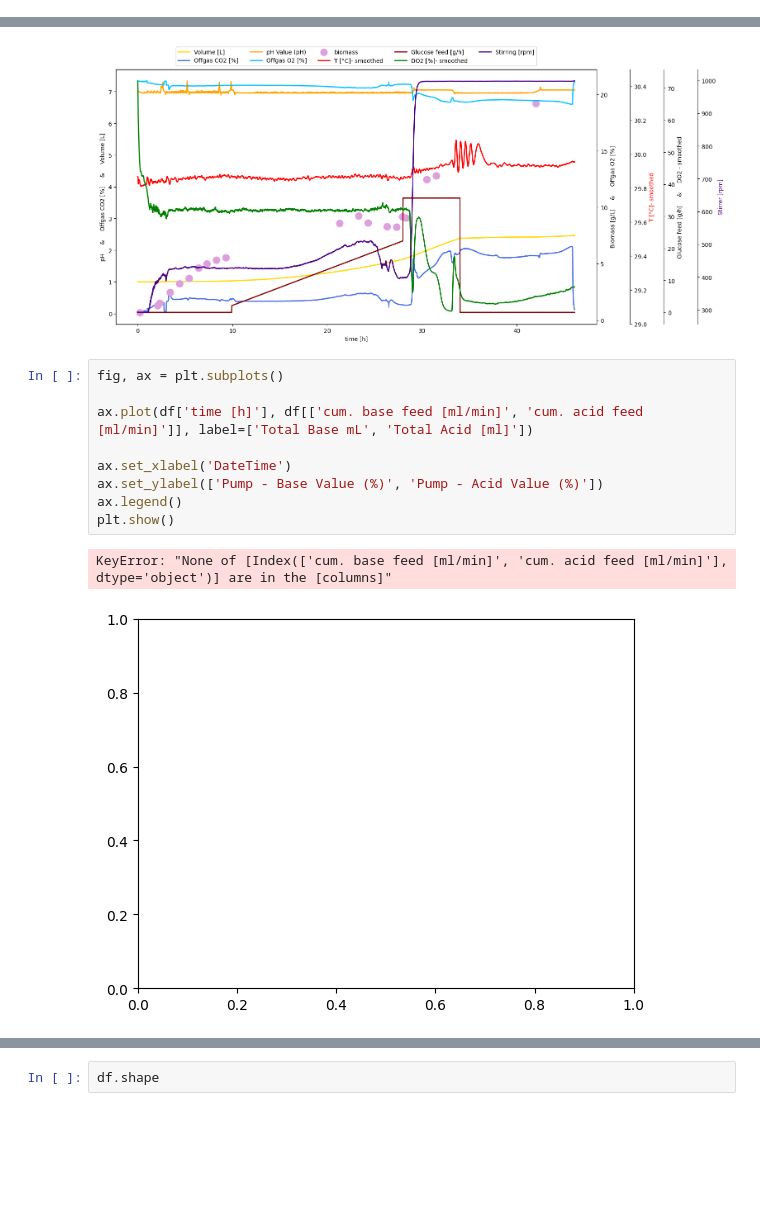
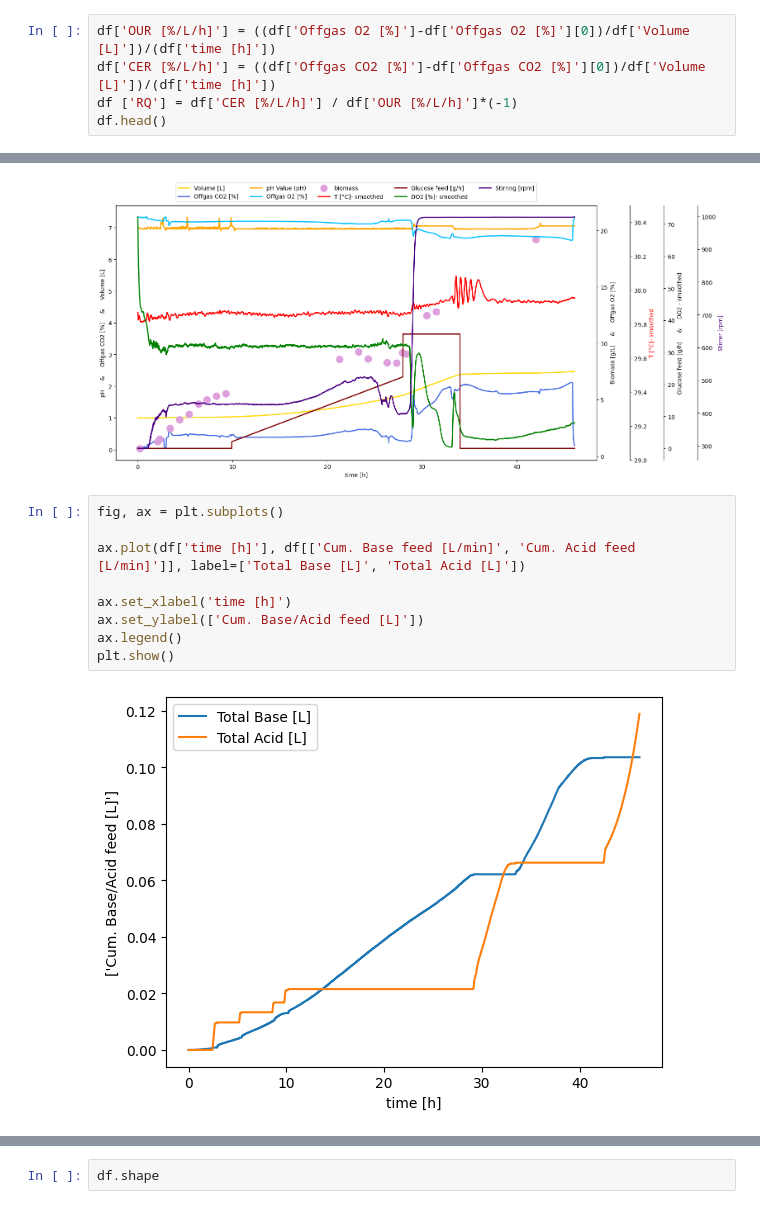
Before and after one commit to boripf/hybrid-model-corynebacterium, a Jupyter notebook: A_preprocessing.ipynb, the cells around one changed output, grey strips where cells are left out. Cells and saved outputs as stored; diff of their text form; blank space fills up the shorter version.

```diff
--- a/A_preprocessing.ipynb
+++ b/A_preprocessing.ipynb
@@ -159,3 +159,8 @@ df['Stirring [rpm]- smoothed']=df['Stirrer [rpm]'].ewm(alpha=0.1).mean()
 df['T [°C]- smoothed']=df['Temperature [°C]'].ewm(alpha=0.1).mean()
 
 df.sort_index(axis=1, inplace=True)
+# %%
+df['OUR [%/L/h]'] = ((df['Offgas O2 [%]']-df['Offgas O2 [%]'][0])/df['Volume [L]'])/(df['time [h]'])
+df['CER [%/L/h]'] = ((df['Offgas CO2 [%]']-df['Offgas CO2 [%]'][0])/df['Volume [L]'])/(df['time [h]'])
+df ['RQ'] = df['CER [%/L/h]'] / df['OUR [%/L/h]']*(-1)
+df.head()
@@ -230,12 +243,11 @@ plt.show()
 # %%
 fig, ax = plt.subplots()
 
-ax.plot(df['time [h]'], df[['cum. base feed [ml/min]', 'cum. acid feed [ml/min]']], label=['Total Base mL', 'Total Acid [ml]'])
+ax.plot(df['time [h]'], df[['Cum. Base feed [L/min]', 'Cum. Acid feed [L/min]']], label=['Total Base [L]', 'Total Acid [L]'])
 
-ax.set_xlabel('DateTime')
-ax.set_ylabel(['Pump - Base Value (%)', 'Pump - Acid Value (%)'])
+ax.set_xlabel('time [h]')
+ax.set_ylabel(['Cum. Base/Acid feed [L]'])
 ax.legend()
 plt.show()
 # %% [output]
-KeyError: "None of [Index(['cum. base feed [ml/min]', 'cum. acid feed [ml/min]'], dtype='object')] are in the [columns]"
-[figure, old version]
+[figure, new version]
```
Also changed, not shown: parts of 2 cells of this notebook, 7 other files.
